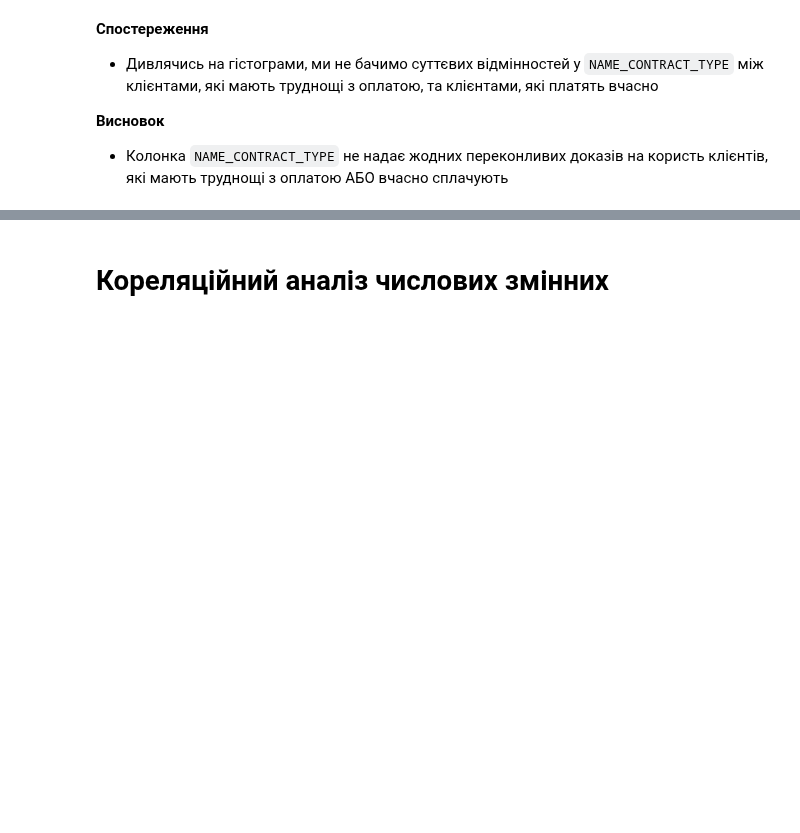
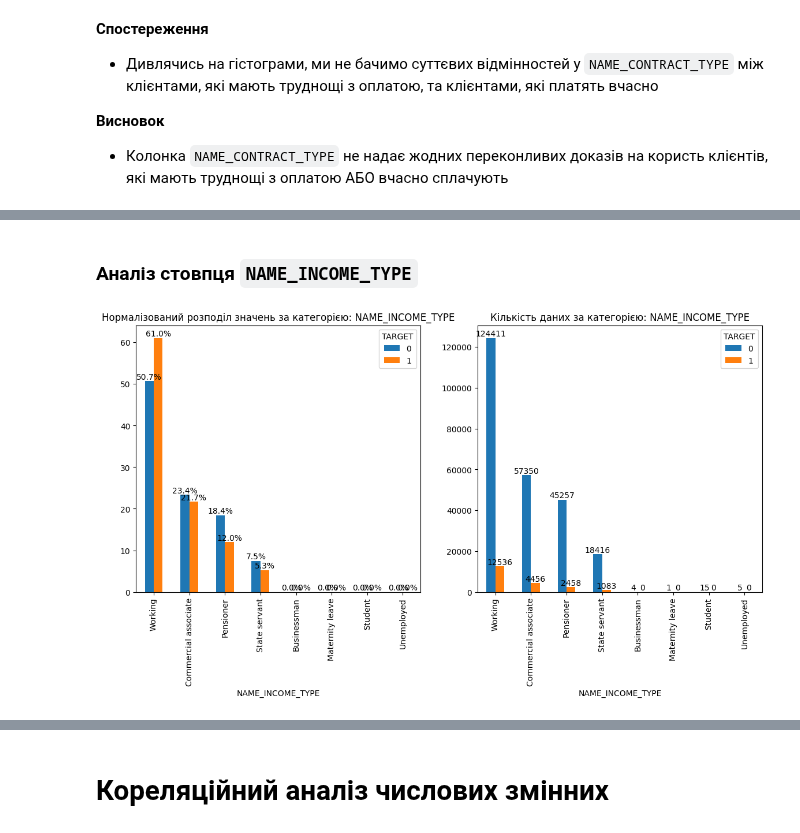
Before and after one commit to o-semenkova/ml_home_tasks, a Jupyter notebook: Credit EDA.ipynb, the cells around one changed output, grey strips where cells are left out. Cells and saved outputs as stored; diff of their text form; code cells hidden in the pictures; blank space fills up the shorter version.

```diff
--- a/Credit EDA.ipynb
+++ b/Credit EDA.ipynb
@@ -2102,0 +2129,6 @@ uni_cat_target_compare(df, 'NAME_CONTRACT_TYPE')
+# %% [markdown]
+### Аналіз стовпця `NAME_INCOME_TYPE`
+# %%
+uni_cat_target_compare(df, 'NAME_INCOME_TYPE')
+# %% [output]
+[figure, added]
```
Also changed, not shown: parts of 22 cells of this notebook.
